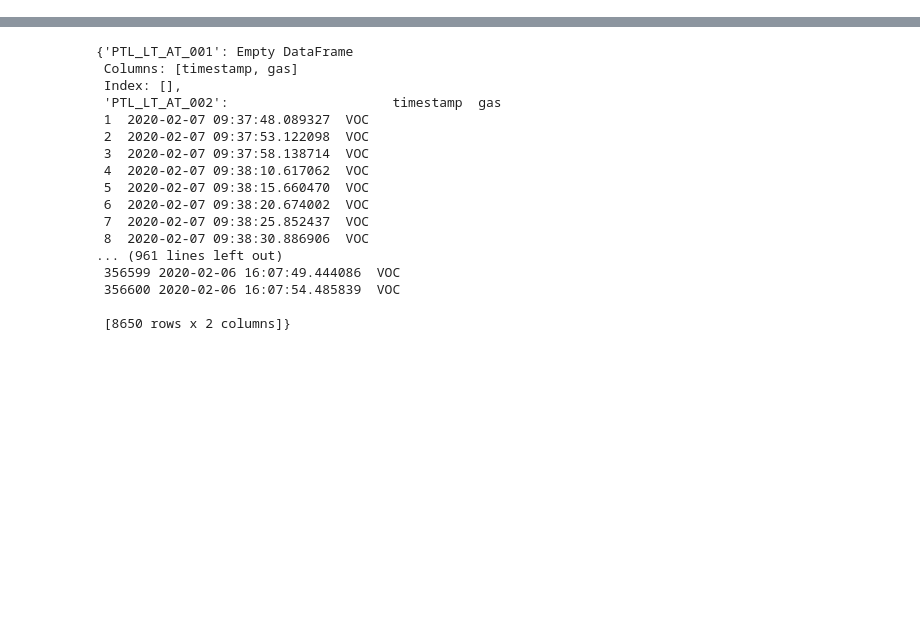
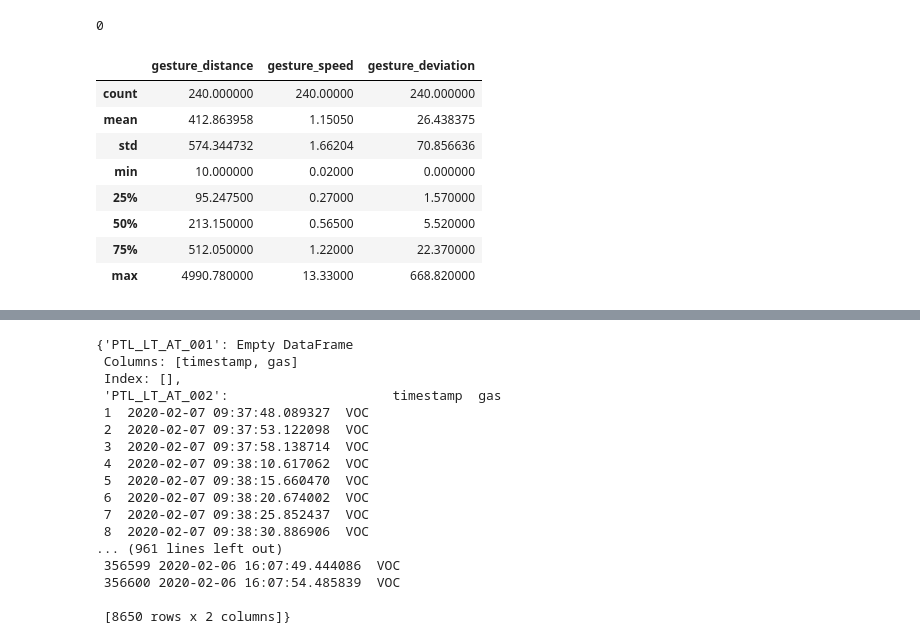
Before and after one commit to whuss/dashboard_react, a Jupyter notebook: sensor_graphs.ipynb, the cells around one changed output, grey strips where cells are left out. Drawn from its saved outputs; the diff is of its cells as text; code cells hidden in the pictures; blank space fills up the shorter version.

Commit message:
add rudimentary mouse gesture statistics make bokeh plots interactive

```diff
--- a/sensor_graphs.ipynb
+++ b/sensor_graphs.ipynb
@@ -7 +7,4 @@ since = datetime.now() - timedelta(days=5)
 temp = SensorData().gas(since)
+# %%
+since = datetime.now() - timedelta(days=2)
+mouse_data = MouseData().gesture_data(since)
@@ -7,0 +13,18 @@ temp = SensorData().gas(since)
+# %%
+md_empty.count()[0]
+# %% [output]
+0
+# %%
+md = mouse_data['PTL_RD_AT_000']
+# %%
+md.describe()
+# %% [output]
+|  | gesture_distance | gesture_speed | gesture_deviation |
+| count | 240.000000 | 240.00000 | 240.000000 |
+| mean | 412.863958 | 1.15050 | 26.438375 |
+| std | 574.344732 | 1.66204 | 70.856636 |
+| min | 10.000000 | 0.02000 | 0.000000 |
+| 25% | 95.247500 | 0.27000 | 1.570000 |
+| 50% | 213.150000 | 0.56500 | 5.520000 |
+| 75% | 512.050000 | 1.22000 | 22.370000 |
+| max | 4990.780000 | 13.33000 | 668.820000 |
```
Also changed, not shown: parts of 4 cells of this notebook, 4 other files.
